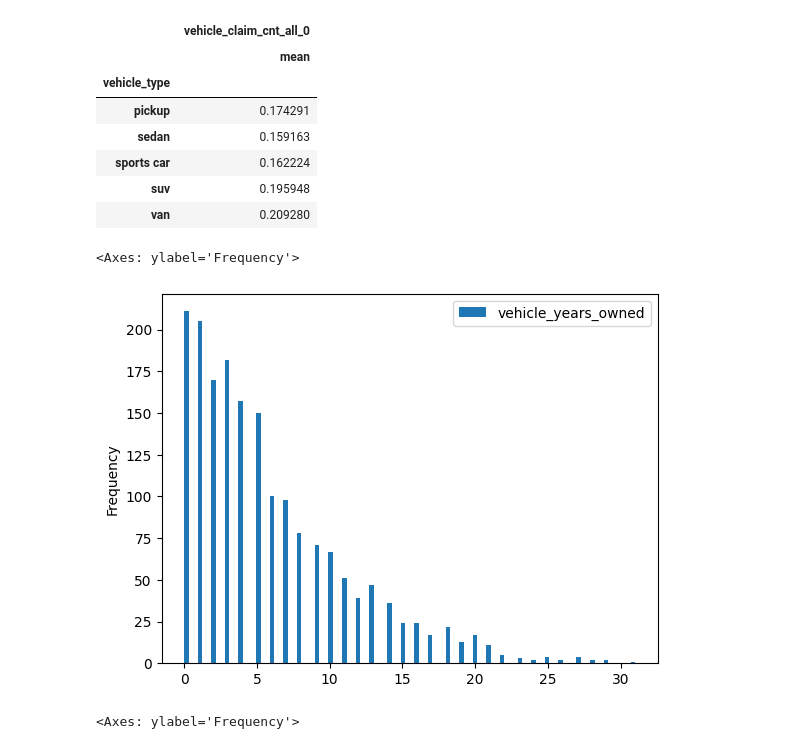
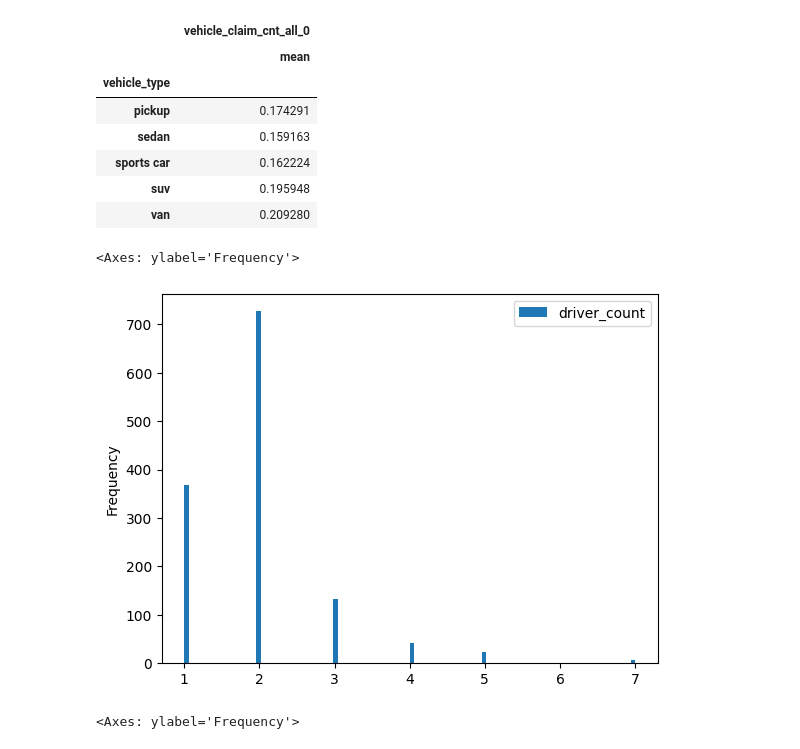
Before and after one commit to rosacker/msds_498_insurance_loss_modeling, a Jupyter notebook: synthetic_data_creation/Data_Creation.ipynb, the cells around one changed output. Cells and saved outputs as stored; diff of their text form; code cells hidden in the pictures.

```diff
--- a/synthetic_data_creation/Data_Creation.ipynb
+++ b/synthetic_data_creation/Data_Creation.ipynb
@@ -171,10 +171,10 @@ df \
 | suv | 0.195948 |
 | van | 0.209280 |
 # %%
-df[['vehicle_years_owned']].plot.hist(bins = 100)
+df[['driver_count']].plot.hist(bins = 100)
 # %% [output]
 <Axes: ylabel='Frequency'>
-[figure, old version]
+[figure, new version]
 # %%
 result_df = pd.DataFrame([x.summary_with_debugging for x in houses if x.inforce])
 result_df[['min_driver_age']].plot.hist()
```
Also changed, not shown: parts of 1 cell of this notebook, 2 other files.
